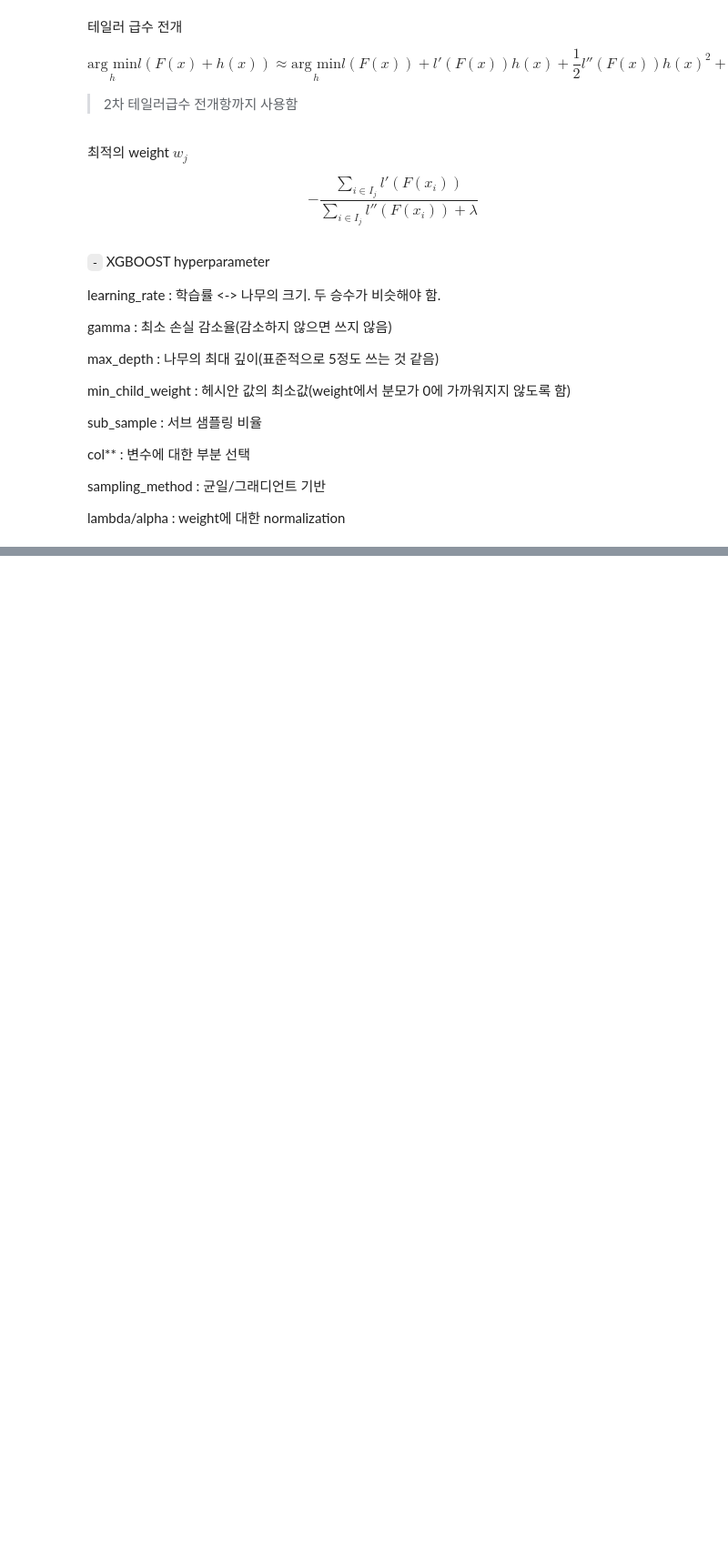
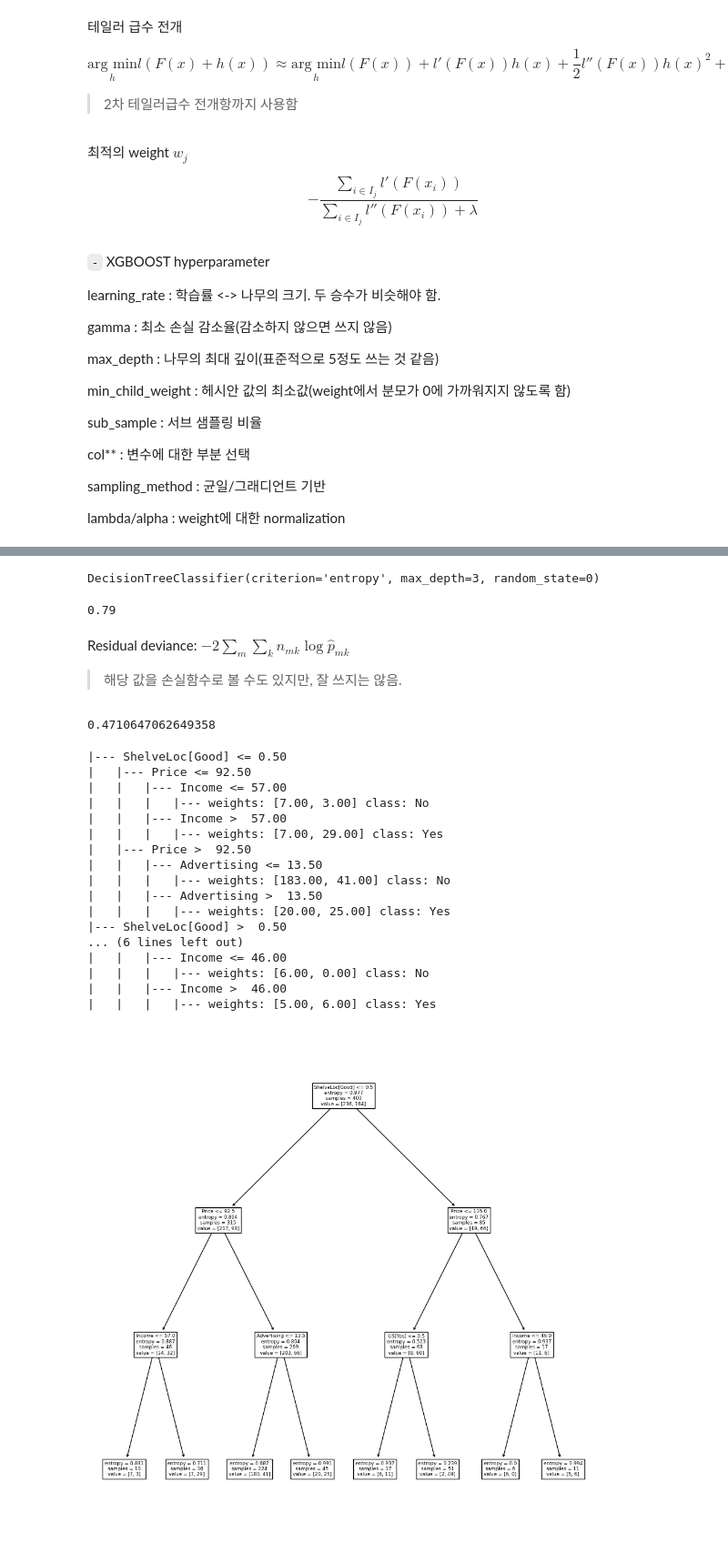
Before and after one commit to HollyRiver/ML2024, a Jupyter notebook: practice/7. Tree model.ipynb, the cells around one changed output, grey strips where cells are left out. Shown: that part at 91% size. Drawn from its saved outputs; the diff is of its cells as text; code cells hidden in the pictures; blank space fills up the shorter version.

```diff
--- a/practice/7. Tree model.ipynb
+++ b/practice/7. Tree model.ipynb
@@ -369,0 +410,51 @@ lambda/alpha : weight에 대한 normalization
+# %%
+Carseats = load_data('Carseats')
+High = np.where(Carseats.Sales > 8, "Yes", "No")
+# %%
+model = MS(Carseats.columns.drop('Sales'), intercept=False)
+D = model.fit_transform(Carseats)
+feature_names = list(D.columns)
+X = np.asarray(D)
+
+clf = DTC(criterion='entropy', max_depth=3, random_state=0) ## `entropy`가 디폴트
+# 깊이는 3으로, 손실함수는 엔트로피 이용
+clf.fit(X, High)
+# %% [output]
+DecisionTreeClassifier(criterion='entropy', max_depth=3, random_state=0)
+# %%
+accuracy_score(High , clf.predict(X))
+# %% [output]
+0.79
+# %% [markdown]
+Residual deviance: $ -2 \sum_m \sum_k n_{mk} \log \hat{p}_{mk} $
+
+> 해당 값을 손실함수로 볼 수도 있지만, 잘 쓰지는 않음.
+# %%
+resid_dev = np.sum(log_loss(High , clf.predict_proba(X)))
+resid_dev
+# %% [output]
+0.4710647062649358
+# %%
+ax = subplots(figsize=(12,12))[1]
+plot_tree(clf, feature_names=feature_names, ax=ax);
+print(export_text(clf, feature_names=feature_names, show_weights=True))
+# weights : 0과 1의 비중
+# %% [output]
+|--- ShelveLoc[Good] <= 0.50
+|   |--- Price <= 92.50
+|   |   |--- Income <= 57.00
+|   |   |   |--- weights: [7.00, 3.00] class: No
+|   |   |--- Income >  57.00
+|   |   |   |--- weights: [7.00, 29.00] class: Yes
+|   |--- Price >  92.50
+|   |   |--- Advertising <= 13.50
+|   |   |   |--- weights: [183.00, 41.00] class: No
+|   |   |--- Advertising >  13.50
+|   |   |   |--- weights: [20.00, 25.00] class: Yes
+|--- ShelveLoc[Good] >  0.50
+... (6 lines left out)
+|   |   |--- Income <= 46.00
+|   |   |   |--- weights: [6.00, 0.00] class: No
+|   |   |--- Income >  46.00
+|   |   |   |--- weights: [5.00, 6.00] class: Yes
+[figure, added]
```
Also changed, not shown: parts of 45 cells of this notebook, 9 other files.
